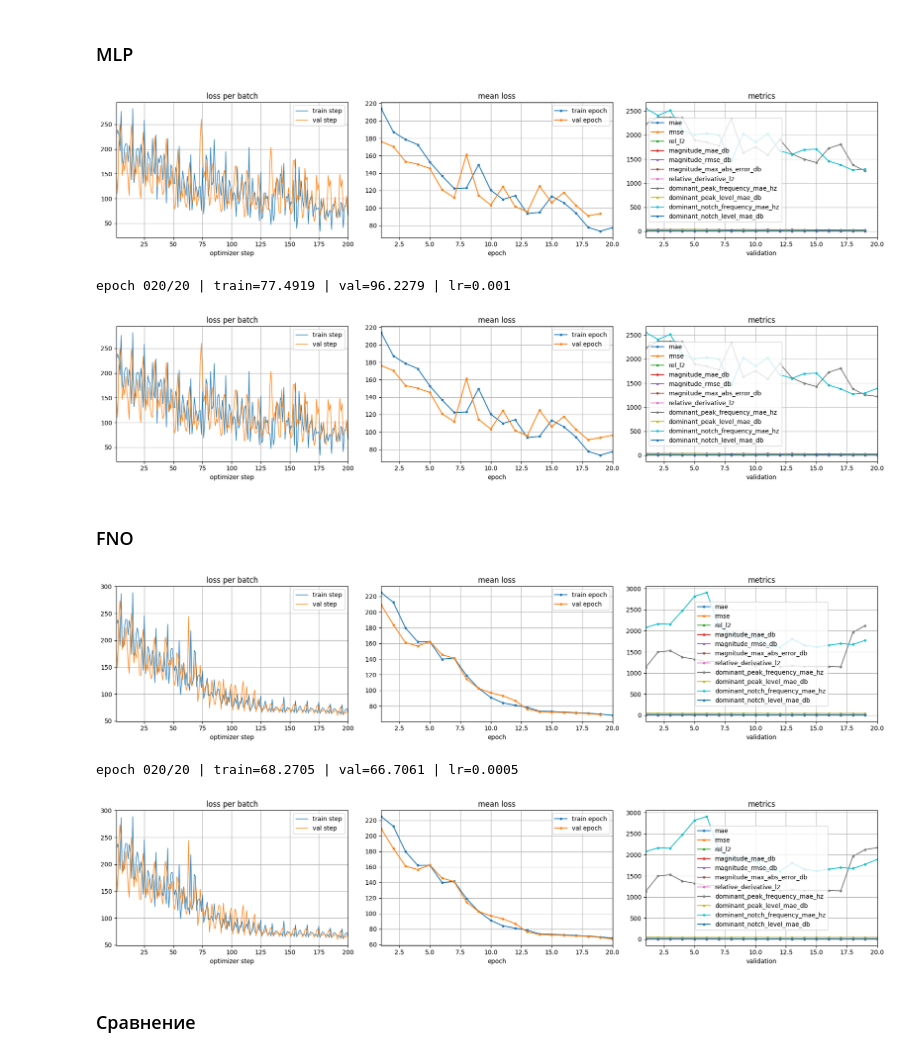
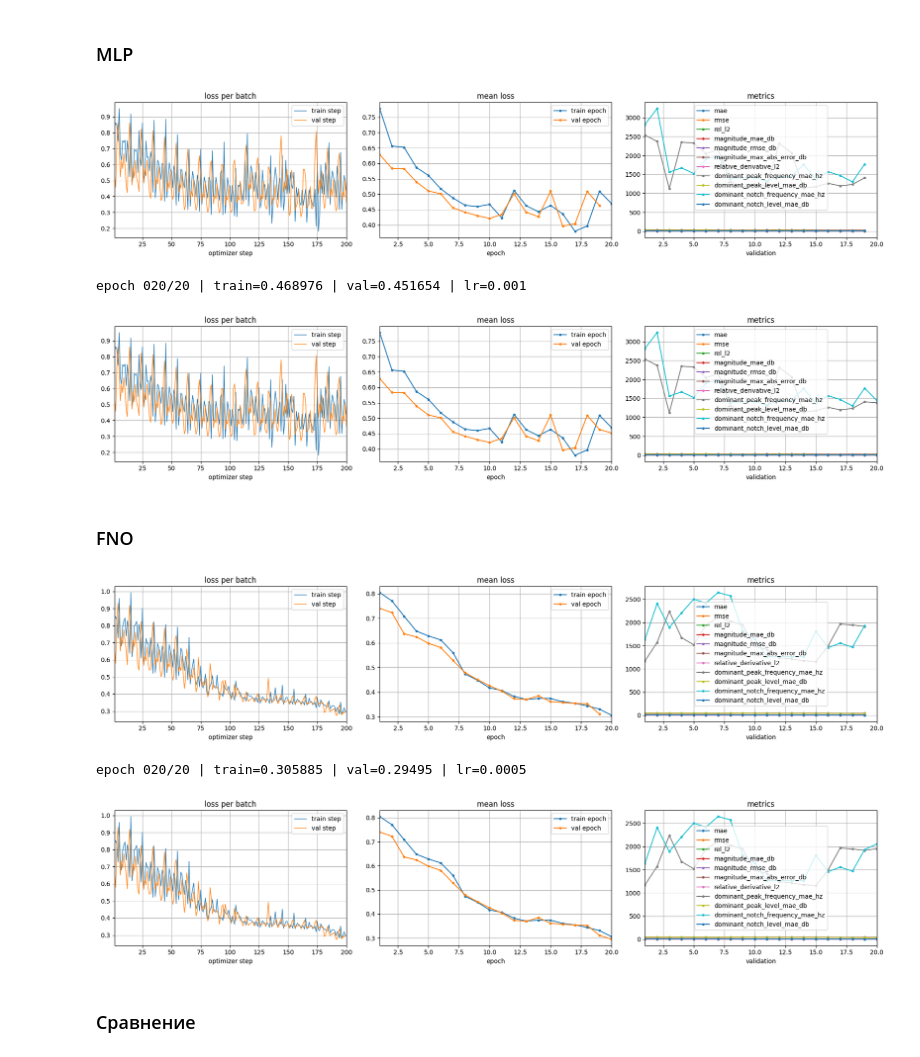
Before and after one commit to Erykalkin/webster, a Jupyter notebook: mlp_fno.ipynb, the cells around one changed output. Cells and saved outputs as stored; diff of their text form; code cells hidden in the pictures.

```diff
--- a/mlp_fno.ipynb
+++ b/mlp_fno.ipynb
@@ -116,6 +117,18 @@ validation_metrics
  'dominant_notch_level_mae_db',
  'relative_complex_l2_percent',
  'phase_mae_degrees']
+# %%
+# Cell 4.6: loss for dB training
+
+transfer_loss_db = UniversalTransferFunctionLoss(
+    output_type="db",
+    db_weight=1.0,
+    magnitude_weight=0.1,
+    complex_weight=0.0,
+    db_error_scale=10.0,
+    min_db=-100.0,
+    eps=1e-8,
+)
 # %% [markdown]
 ### MLP
 # %%
@@ -132,37 +145,37 @@ mlp = ProfileMLP(
 ).to(device)
 
 mlp_optimizer = make_optimizer(
     mlp,
     lr=1e-3,
     weight_decay=1e-4,
 )
 
 mlp_history = fit(
     mlp,
     mlp_optimizer,
     train_loader,
     val_loader,
-    criterion=mse_loss,
+    criterion=transfer_loss_db,
     batch_to_xy=mlp_batch_to_xy,
     config=TrainConfig(
         epochs=epochs,
         steps_per_epoch=steps_per_epoch,
         val_steps=val_steps,
         device=device,
         show_progress=False,
         live_plot_every_steps=50,
         grad_clip_norm=None,
         checkpoint_name="mlp_db",
         save_every_steps=None,
         validation_metrics=validation_metrics,
     ),
 )
 
 plot_history(mlp_history)
 # %% [output]
-[figure, old version]
+[figure, new version]
-epoch 020/20 | train=77.4919 | val=96.2279 | lr=0.001
+epoch 020/20 | train=0.468976 | val=0.451654 | lr=0.001
-[figure, old version]
+[figure, new version]
 # %% [markdown]
 ### FNO
 # %%
@@ -188,7 +201,7 @@ fno_history = fit(
     fno_optimizer,
     train_loader,
     val_loader,
-    criterion=mse_loss,
+    criterion=transfer_loss_db,
     batch_to_xy=fno_batch_to_xy,
     config=TrainConfig(
         epochs=epochs,
@@ -206,9 +219,9 @@ fno_history = fit(
 
 plot_history(fno_history)
 # %% [output]
-[figure, old version]
+[figure, new version]
-epoch 020/20 | train=68.2705 | val=66.7061 | lr=0.0005
+epoch 020/20 | train=0.305885 | val=0.29495 | lr=0.0005
-[figure, old version]
+[figure, new version]
 # %% [markdown]
 ### Сравнение
 # %%
```
Also changed, not shown: parts of 3 cells of this notebook, 3 other files.
